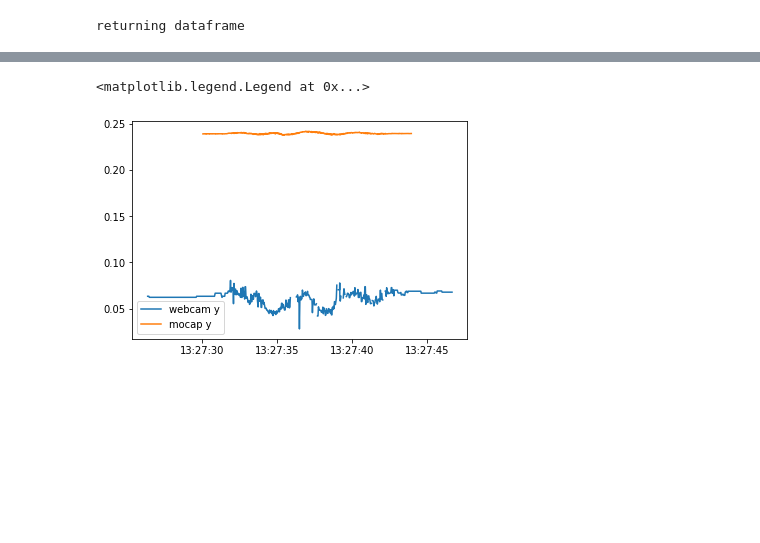
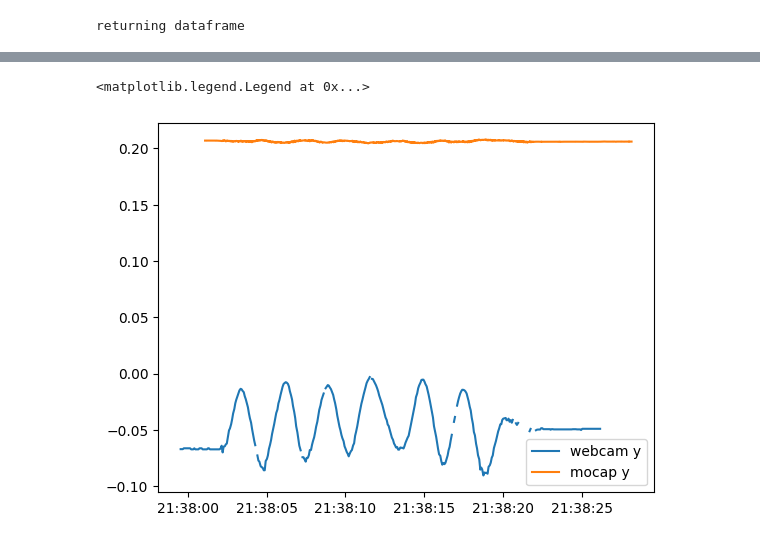
Before and after one commit to SujithChristopher/skateboard_gui, a Jupyter notebook: ipy_notebooks/analysis_singlecam_sensors.ipynb, the cells around one changed output, grey strips where cells are left out. Saved outputs shown, nothing was run; the diff lists cells and outputs as text; code cells hidden in the pictures; blank space fills up the shorter version.

```diff
--- a/ipy_notebooks/analysis_singlecam_sensors.ipynb
+++ b/ipy_notebooks/analysis_singlecam_sensors.ipynb
@@ -14,17 +14,17 @@ from support.calculations_support import *
 from support.mecanum_calculations import *
 # %%
 #data path
-_folder_name = "random_t0"
+_folder_name = "sk11_forward_t0"
 
-_base_pth = r"C:\Users\Sujith\Documents\Projects\skateboard_gui\recording_programs\test_data\single_cam_sep_30"
+_base_pth = r"C:\Users\Sujith\Documents\Projects\skateboard_gui\recording_programs\test_data\single_cam_oct_7"
 _pth = os.path.join(_base_pth, _folder_name)
 # %%
 #calibration path
-_calib_pth = os.path.join(_base_pth, "calibration5")
+_calib_pth = os.path.join(_base_pth, "calibration7")
 _webcam_calib_pth = os.path.join(_calib_pth, "webcam_calibration.msgpack")
 
 #rotation matrix path
-_rotmat_pth = r"C:\Users\Sujith\Documents\Projects\skateboard_gui\recording_programs\test_data\multiple_cam_sep_16\calibration4"
+_rotmat_pth = r"C:\Users\Sujith\Documents\Projects\skateboard_gui\recording_programs\test_data\single_cam_oct_7\calibration7"
 _webcam_rotmat_pth = os.path.join(_rotmat_pth, "webcam_rotmat.msgpack")
 _webcam_video_pth = os.path.join(_pth, "webcam_color.msgpack")
 
@@ -55,25 +55,25 @@ _w_df = add_time_from_file(_w_df, _webcam_timestamp_pth)
 returning dataframe
 # %%
 #reading mocap df
-_mocap_pth = os.path.join(_base_pth, "csv_files_t2","sk10_random_sweep_t0.csv")
+_mocap_pth = os.path.join(_base_pth, "mc_data",_folder_name + ".csv")
 _m_df, st_time = read_df_csv(_mocap_pth)
 #getting center
 
-# _m_df["x"] = _m_df["LB_x"] + _m_df["RB_x"] + _m_df["LT_x"] + _m_df["RT_x"]
-# _m_df["y"] = _m_df["LB_y"] + _m_df["RB_y"] + _m_df["LT_y"] + _m_df["RT_y"]
-# _m_df["z"] = _m_df["LB_z"] + _m_df["RB_z"] + _m_df["LT_z"] + _m_df["RT_z"]
+_m_df["x"] = _m_df["LB_x"] + _m_df["RB_x"] + _m_df["LT_x"] + _m_df["RT_x"]
+_m_df["y"] = _m_df["LB_y"] + _m_df["RB_y"] + _m_df["LT_y"] + _m_df["RT_y"]
+_m_df["z"] = _m_df["LB_z"] + _m_df["RB_z"] + _m_df["LT_z"] + _m_df["RT_z"]
 
-# _m_df["x"] = _m_df["x"] / 4
-# _m_df["y"] = _m_df["y"] / 4
-# _m_df["z"] = _m_df["z"] / 4
+_m_df["x"] = _m_df["x"] / 4
+_m_df["y"] = _m_df["y"] / 4
+_m_df["z"] = _m_df["z"] / 4
 
-_m_df["x"] = _m_df["LT_x"] + _m_df["RT_x"]
-_m_df["y"] = _m_df["LT_y"] + _m_df["RT_y"]
-_m_df["z"] = _m_df["LT_z"] + _m_df["RT_z"]
+# _m_df["x"] = _m_df["LT_x"] + _m_df["RT_x"]
+# _m_df["y"] = _m_df["LT_y"] + _m_df["RT_y"]
+# _m_df["z"] = _m_df["LT_z"] + _m_df["RT_z"]
 
-_m_df["x"] = _m_df["x"] / 2
-_m_df["y"] = _m_df["y"] / 2
-_m_df["z"] = _m_df["z"] / 2
+# _m_df["x"] = _m_df["x"] / 2
+# _m_df["y"] = _m_df["y"] / 2
+# _m_df["z"] = _m_df["z"] / 2
 
 _m_df = add_datetime_col(_m_df, st_time,_name="seconds")
 # %%
@@ -108,10 +108,10 @@ plt.legend()
 # %%
 
-plt.plot(_w_df["time"], w_df["y"], label="webcam y")
+plt.plot(_w_df["time"], _w_df["y"], label="webcam y")
 plt.plot(_m_df["time"], _m_df["y"], label="mocap y")
 plt.legend()
 # %% [output]
 <matplotlib.legend.Legend at 0x...>
-[figure, old version]
+[figure, new version]
 # %%
 
```
Also changed, not shown: parts of 6 cells of this notebook, 2 other files.
